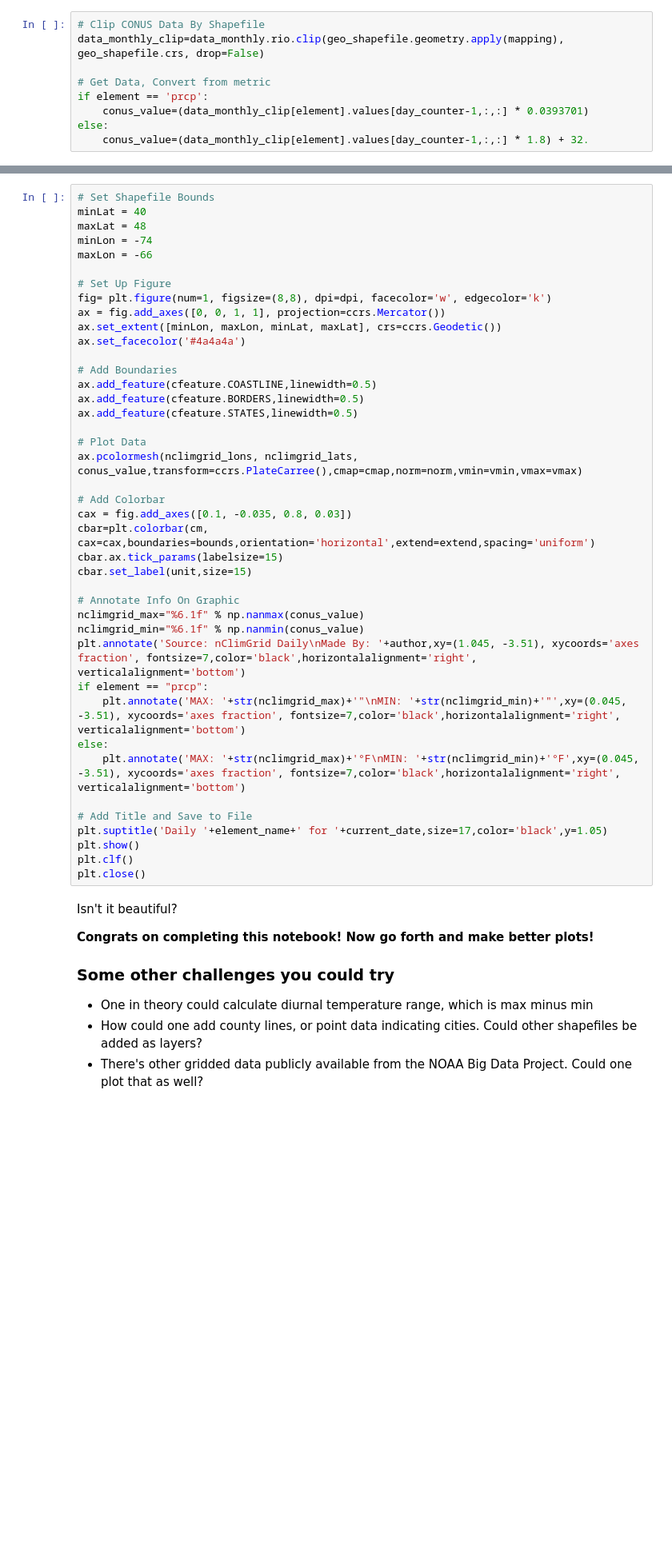
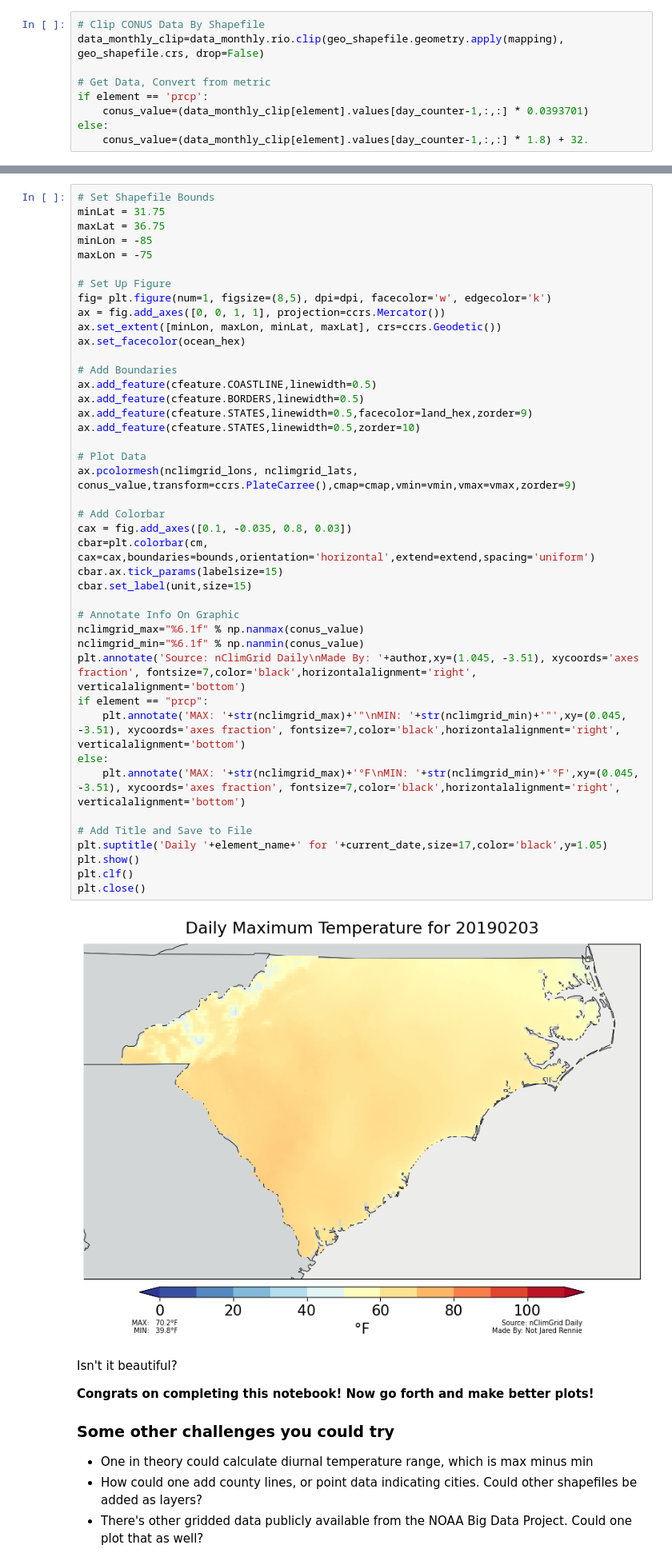
Before and after one commit to jjrennie/nclimgrid-daily-aws, a Jupyter notebook: nclimgrid_daily_plot.ipynb, the cells around one changed output, grey strips where cells are left out. Shown: that part at 80% size. Cells and saved outputs as stored; diff of their text form; blank space fills up the shorter version.

```diff
--- a/nclimgrid_daily_plot.ipynb
+++ b/nclimgrid_daily_plot.ipynb
@@ -349,44 +397,47 @@ Now let's plot one more time, but change the map projection to Mercator, and zoo
 # %%
 # Set Shapefile Bounds
-minLat = 40
-maxLat = 48
-minLon = -74
-maxLon = -66
+minLat = 31.75
+maxLat = 36.75
+minLon = -85
+maxLon = -75
 
 # Set Up Figure
-fig= plt.figure(num=1, figsize=(8,8), dpi=dpi, facecolor='w', edgecolor='k')
+fig= plt.figure(num=1, figsize=(8,5), dpi=dpi, facecolor='w', edgecolor='k')
 ax = fig.add_axes([0, 0, 1, 1], projection=ccrs.Mercator())
 ax.set_extent([minLon, maxLon, minLat, maxLat], crs=ccrs.Geodetic())
-ax.set_facecolor('#4a4a4a')
+ax.set_facecolor(ocean_hex)
 
 # Add Boundaries
 ax.add_feature(cfeature.COASTLINE,linewidth=0.5)
 ax.add_feature(cfeature.BORDERS,linewidth=0.5)
-ax.add_feature(cfeature.STATES,linewidth=0.5)
+ax.add_feature(cfeature.STATES,linewidth=0.5,facecolor=land_hex,zorder=9)
+ax.add_feature(cfeature.STATES,linewidth=0.5,zorder=10)
 
 # Plot Data
-ax.pcolormesh(nclimgrid_lons, nclimgrid_lats, conus_value,transform=ccrs.PlateCarree(),cmap=cmap,norm=norm,vmin=vmin,vmax=vmax)
+ax.pcolormesh(nclimgrid_lons, nclimgrid_lats, conus_value,transform=ccrs.PlateCarree(),cmap=cmap,vmin=vmin,vmax=vmax,zorder=9)
 
 # Add Colorbar
 cax = fig.add_axes([0.1, -0.035, 0.8, 0.03])
 cbar=plt.colorbar(cm, cax=cax,boundaries=bounds,orientation='horizontal',extend=extend,spacing='uniform')
 cbar.ax.tick_params(labelsize=15)
 cbar.set_label(unit,size=15)
 
 # Annotate Info On Graphic
 nclimgrid_max="%6.1f" % np.nanmax(conus_value)
 nclimgrid_min="%6.1f" % np.nanmin(conus_value)
 plt.annotate('Source: nClimGrid Daily\nMade By: '+author,xy=(1.045, -3.51), xycoords='axes fraction', fontsize=7,color='black',horizontalalignment='right', verticalalignment='bottom')
 if element == "prcp":
     plt.annotate('MAX: '+str(nclimgrid_max)+'"\nMIN: '+str(nclimgrid_min)+'"',xy=(0.045, -3.51), xycoords='axes fraction', fontsize=7,color='black',horizontalalignment='right', verticalalignment='bottom')
 else:
     plt.annotate('MAX: '+str(nclimgrid_max)+'°F\nMIN: '+str(nclimgrid_min)+'°F',xy=(0.045, -3.51), xycoords='axes fraction', fontsize=7,color='black',horizontalalignment='right', verticalalignment='bottom')
 
 # Add Title and Save to File
 plt.suptitle('Daily '+element_name+' for '+current_date,size=17,color='black',y=1.05)
 plt.show()
 plt.clf()
 plt.close()
+# %% [output]
+[figure, added]
 # %% [markdown]
 Isn't it beautiful?
 
```
Also changed, not shown: parts of 13 cells of this notebook.
